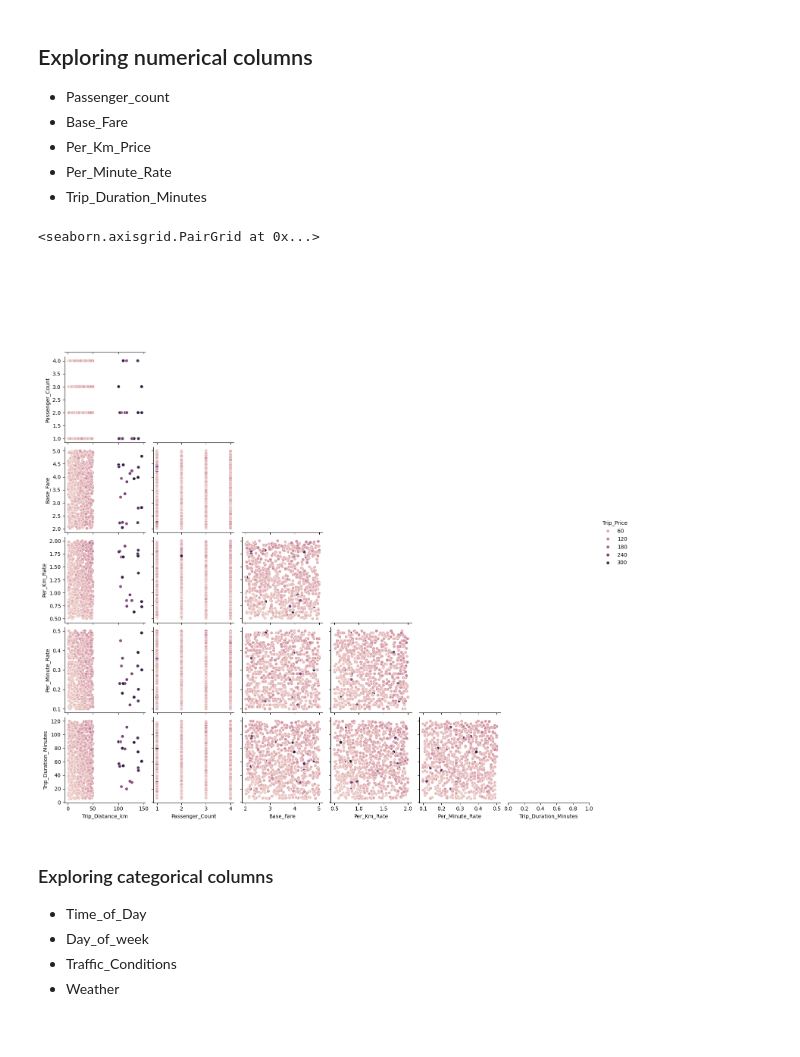
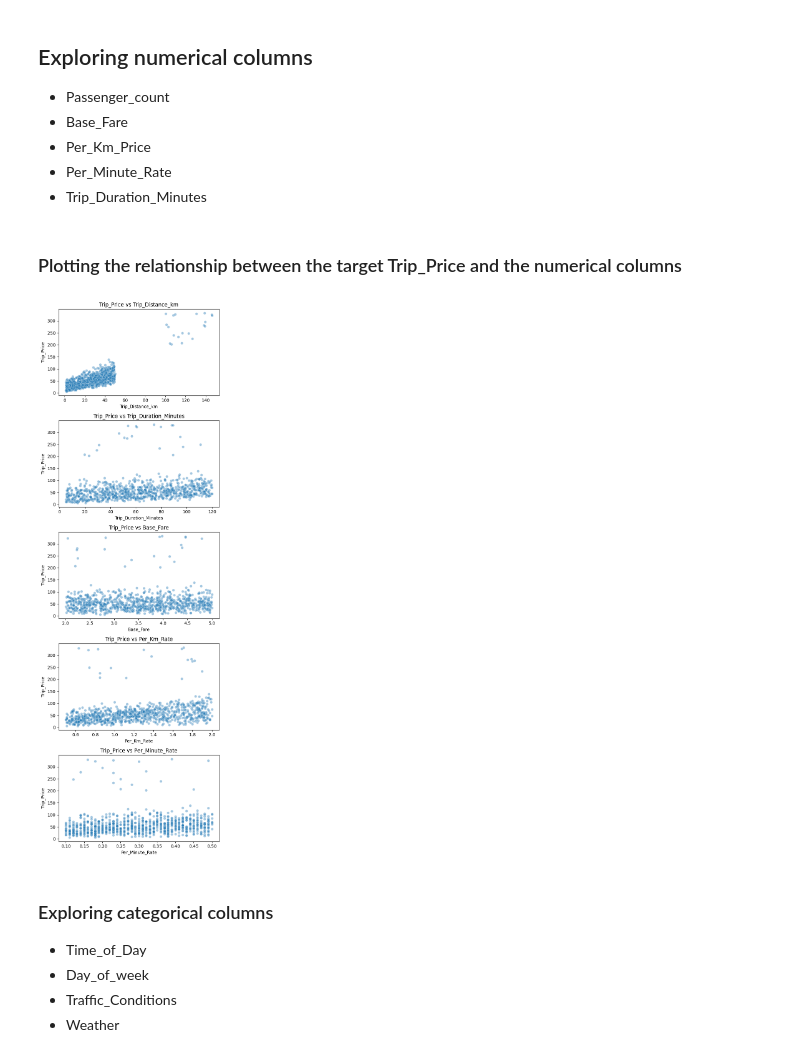
Before and after one commit to Josefin3647/taxi_prediction_fullstack_josefin, a Jupyter notebook: src/taxipred/model_development/eda.ipynb, the cells around one changed output. Saved outputs shown, nothing was run; the diff lists cells and outputs as text; code cells hidden in the pictures.

```diff
--- a/src/taxipred/model_development/eda.ipynb
+++ b/src/taxipred/model_development/eda.ipynb
@@ -63,0 +79,18 @@ All columns contain missing values.
+# %%
+numerical_cols = df.select_dtypes(include="number").columns
+
+outlier_bounds = {}
+
+for col in numerical_cols:
+    Q1 = df[col].quantile(0.25)
+    Q3 = df[col].quantile(0.75)
+    IQR = Q3 - Q1
+
+    lower = Q1 - 1.5 * IQR
+    upper = Q3 + 1.5 * IQR
+
+    outlier_bounds[col] = (lower, upper)
+
+outlier_bounds_df = (pd.DataFrame(outlier_bounds).T.rename(columns={0: "Lower bound", 1: "Upper bound"}).round(2))
+
+outlier_bounds_df
@@ -109,12 +201,28 @@ Instead of remowing rows, I will replace NaN-values on feature columns in our tr
 - Per_Km_Price
 - Per_Minute_Rate
 - Trip_Duration_Minutes
+# %% [markdown]
+### Plotting the relationship between the target Trip_Price and the numerical columns
 # %%
-numerical_categories = df.select_dtypes(include='number')
-sns.pairplot(numerical_categories, corner=True, hue="Trip_Price")
+import seaborn as sns
+import matplotlib.pyplot as plt
+
+num_cols = ["Trip_Distance_km",
+            "Trip_Duration_Minutes",
+            "Base_Fare",
+            "Per_Km_Rate",
+            "Per_Minute_Rate"]
+
+fig, axes = plt.subplots(len(num_cols), 1, figsize=(6, 18))
+
+for i, col in enumerate(num_cols):
+    sns.scatterplot(data=df, x=col, y="Trip_Price", alpha=0.4, ax=axes[i])
+    axes[i].set_title(f"Trip_Price vs {col}")
+
+plt.tight_layout()
+plt.show()
 # %% [output]
-<seaborn.axisgrid.PairGrid at 0x...>
-[figure, old version]
+[figure, new version]
 # %% [markdown]
 ### Exploring categorical columns
 - Time_of_Day
```
Also changed, not shown: parts of 13 cells of this notebook.
